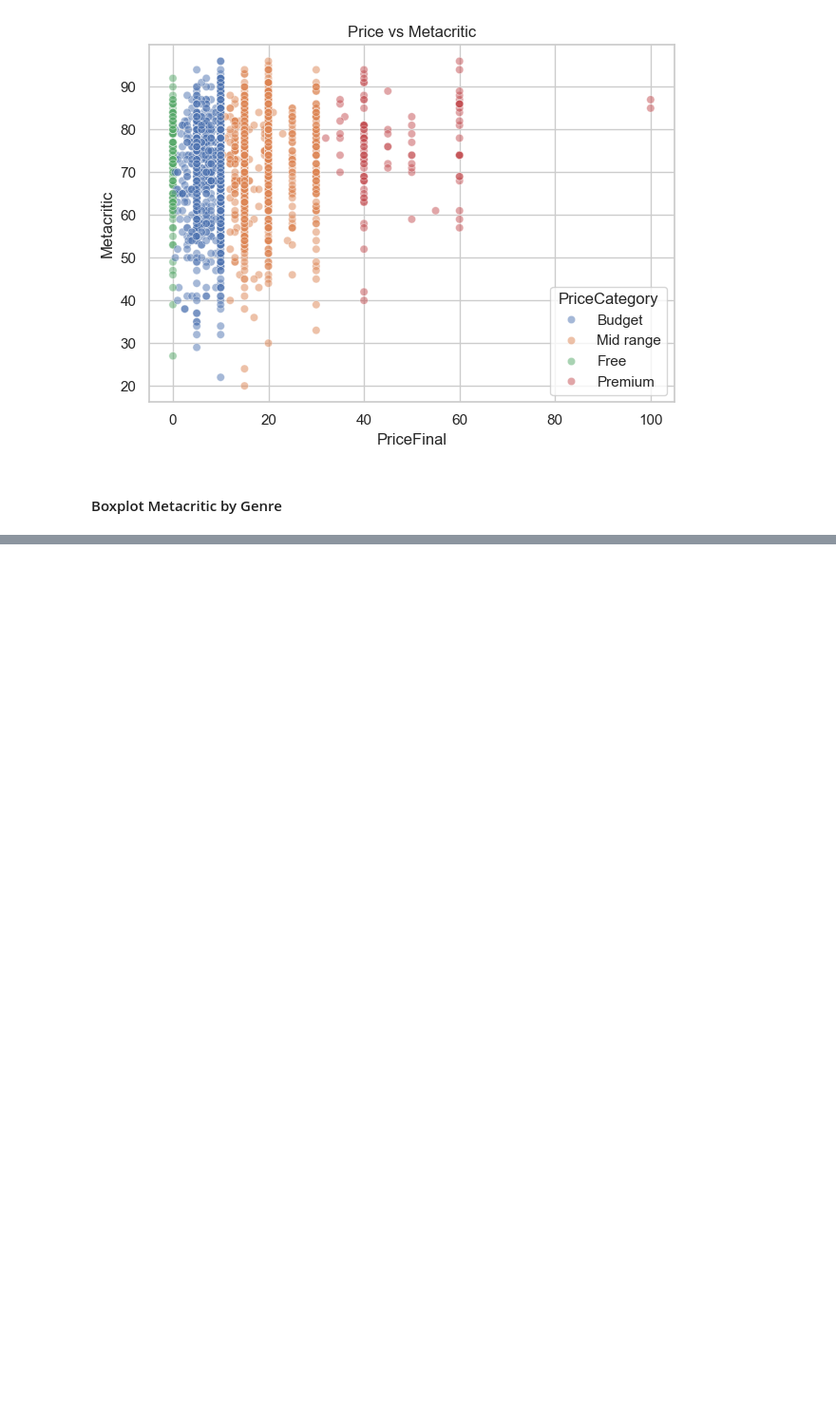
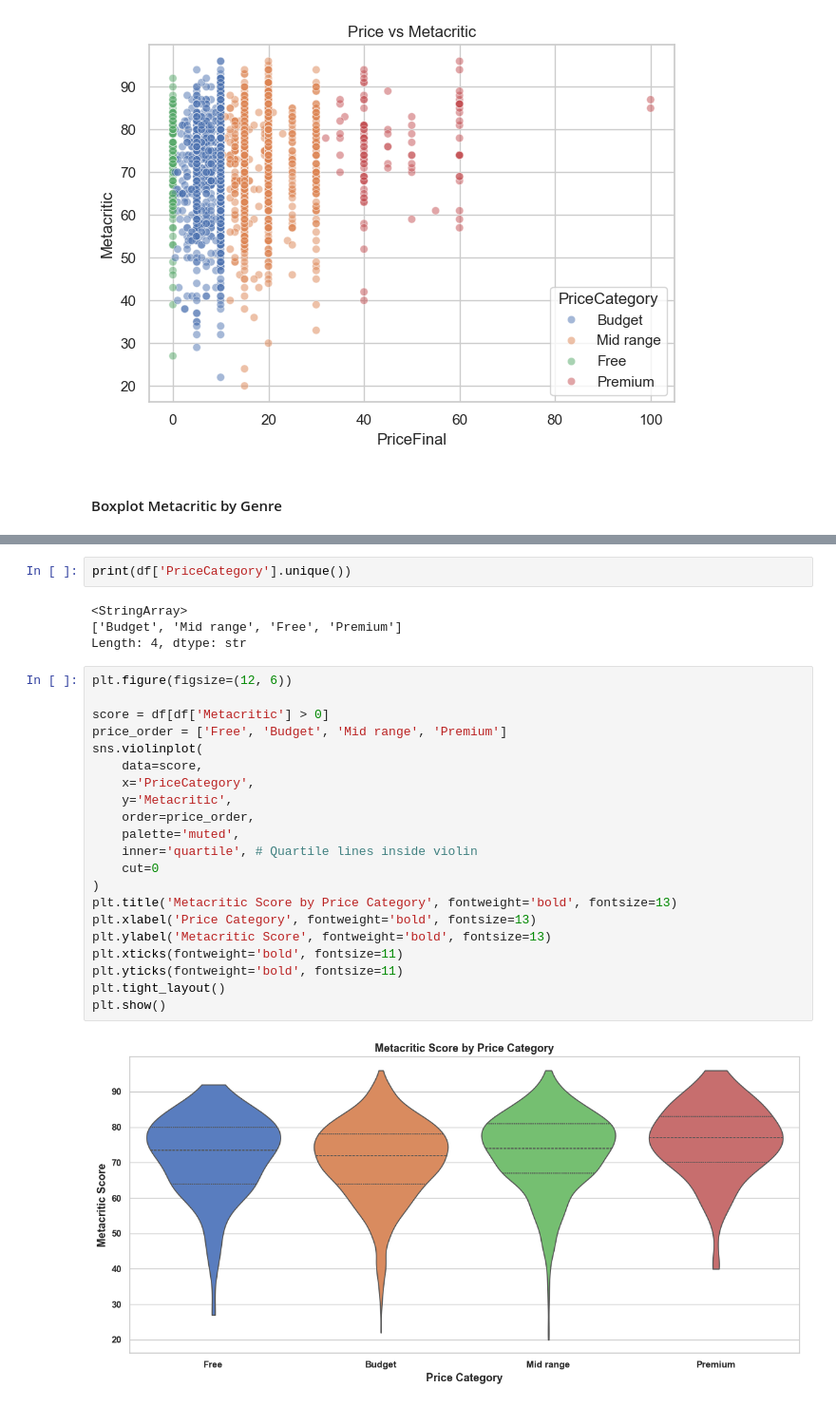
Before and after one commit to Pranishgrg21/Game_features_analysis, a Jupyter notebook: game_analysis.ipynb, the cells around one changed output, grey strips where cells are left out. Shown at 95% size. Drawn from its saved outputs; the diff is of its cells as text; blank space fills up the shorter version.

```diff
--- a/game_analysis.ipynb
+++ b/game_analysis.ipynb
@@ -965,0 +1006,29 @@ plt.show()
+# %%
+print(df['PriceCategory'].unique())
+# %% [output]
+<StringArray>
+['Budget', 'Mid range', 'Free', 'Premium']
+Length: 4, dtype: str
+# %%
+plt.figure(figsize=(12, 6))
+
+score = df[df['Metacritic'] > 0]
+price_order = ['Free', 'Budget', 'Mid range', 'Premium']
+sns.violinplot(
+    data=score,
+    x='PriceCategory',
+    y='Metacritic',
+    order=price_order,
+    palette='muted',
+    inner='quartile', # Quartile lines inside violin
+    cut=0
+)
+plt.title('Metacritic Score by Price Category', fontweight='bold', fontsize=13)
+plt.xlabel('Price Category', fontweight='bold', fontsize=13)
+plt.ylabel('Metacritic Score', fontweight='bold', fontsize=13)
+plt.xticks(fontweight='bold', fontsize=11)
+plt.yticks(fontweight='bold', fontsize=11)
+plt.tight_layout()
+plt.show()
+# %% [output]
+[figure, added]
```
Also changed, not shown: parts of 11 cells of this notebook.
